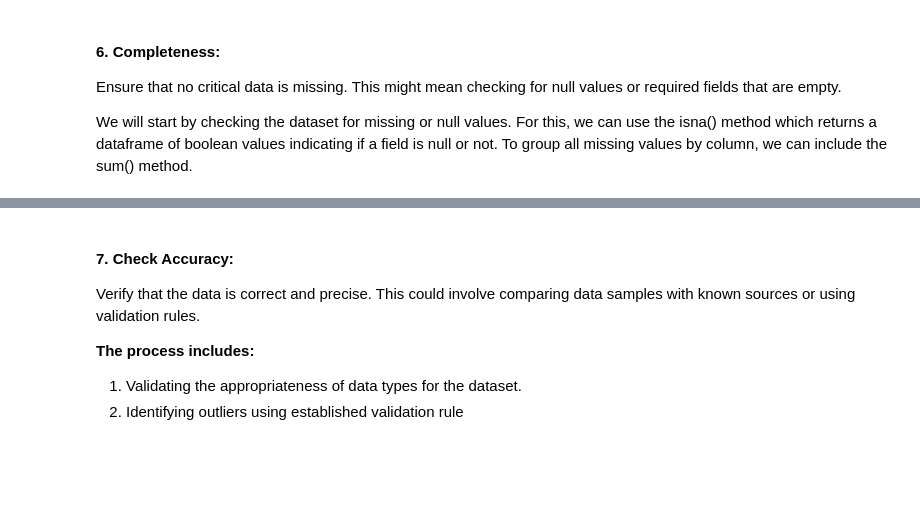
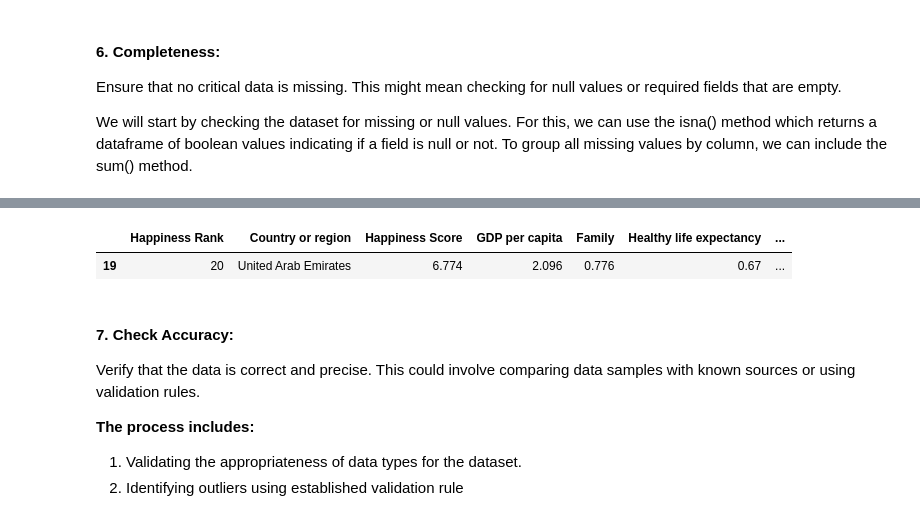
Before and after one commit to Tuwaiq-DS-ML-bootcamp-V-9/Usecase-2, a Jupyter notebook: EDA explain template_MeshalAlsanri.ipynb, the cells around one changed output, grey strips where cells are left out. Drawn from its saved outputs; the diff is of its cells as text; code cells hidden in the pictures; blank space fills up the shorter version.

```diff
--- a/EDA explain template_MeshalAlsanri.ipynb
+++ b/EDA explain template_MeshalAlsanri.ipynb
@@ -472,3 +582,9 @@ We will start by checking the dataset for missing or null values. For this, we c
+# %%
+#we will replace the value "NaN" with the mean of Perceptions of corruption column.
+Happyness_2018[Happyness_2018["Trust (Government Corruption)"].isna()]#####didnt finish
+# %% [output]
+|  | Happiness Rank | Country or region | Happiness Score | GDP per capita | Family | Healthy life expectancy | ... |
+| 19 | 20 | United Arab Emirates | 6.774 | 2.096 | 0.776 | 0.67 | ... |
 # %% [markdown]
 #### 7. Check Accuracy:
 
```
Also changed, not shown: parts of 28 cells of this notebook.
